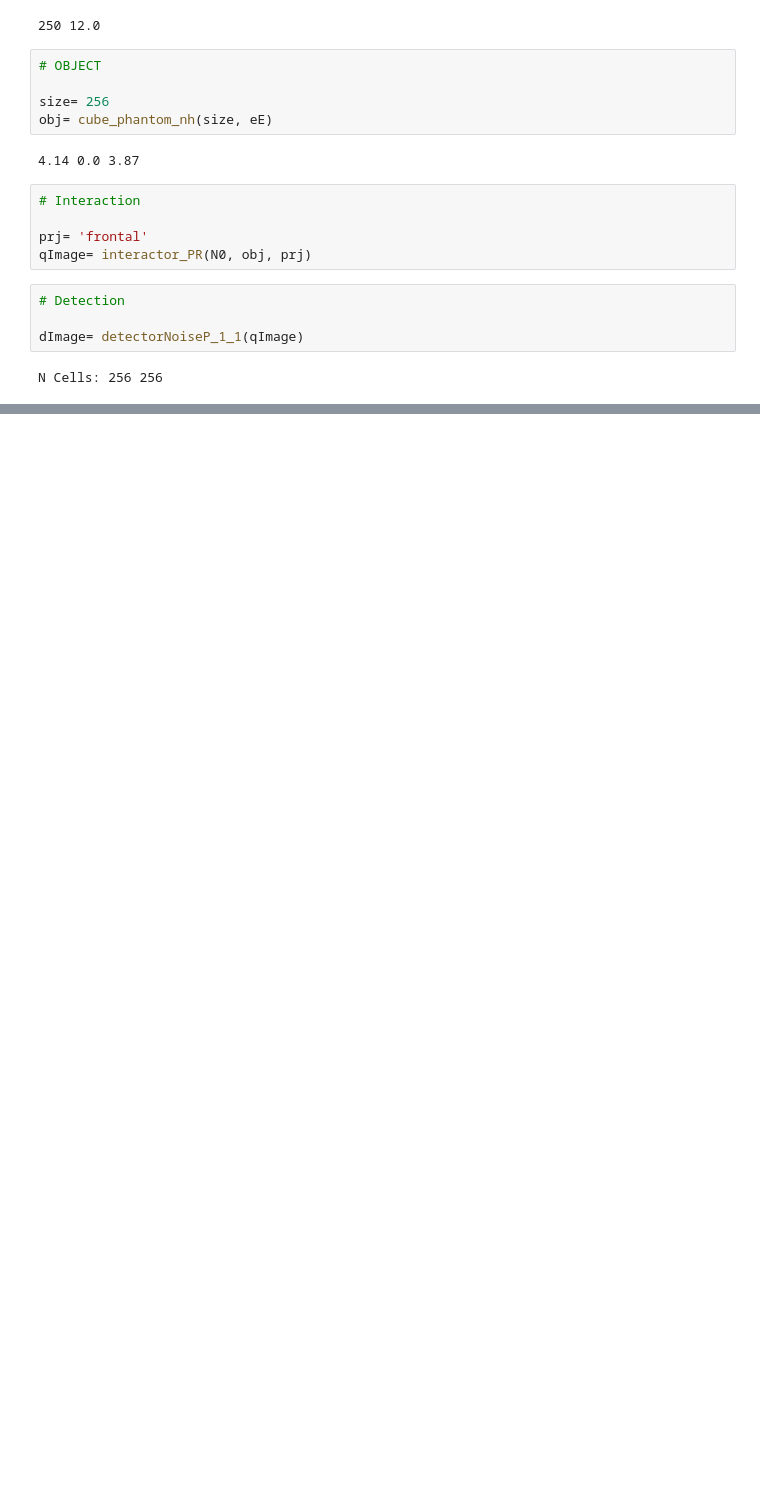
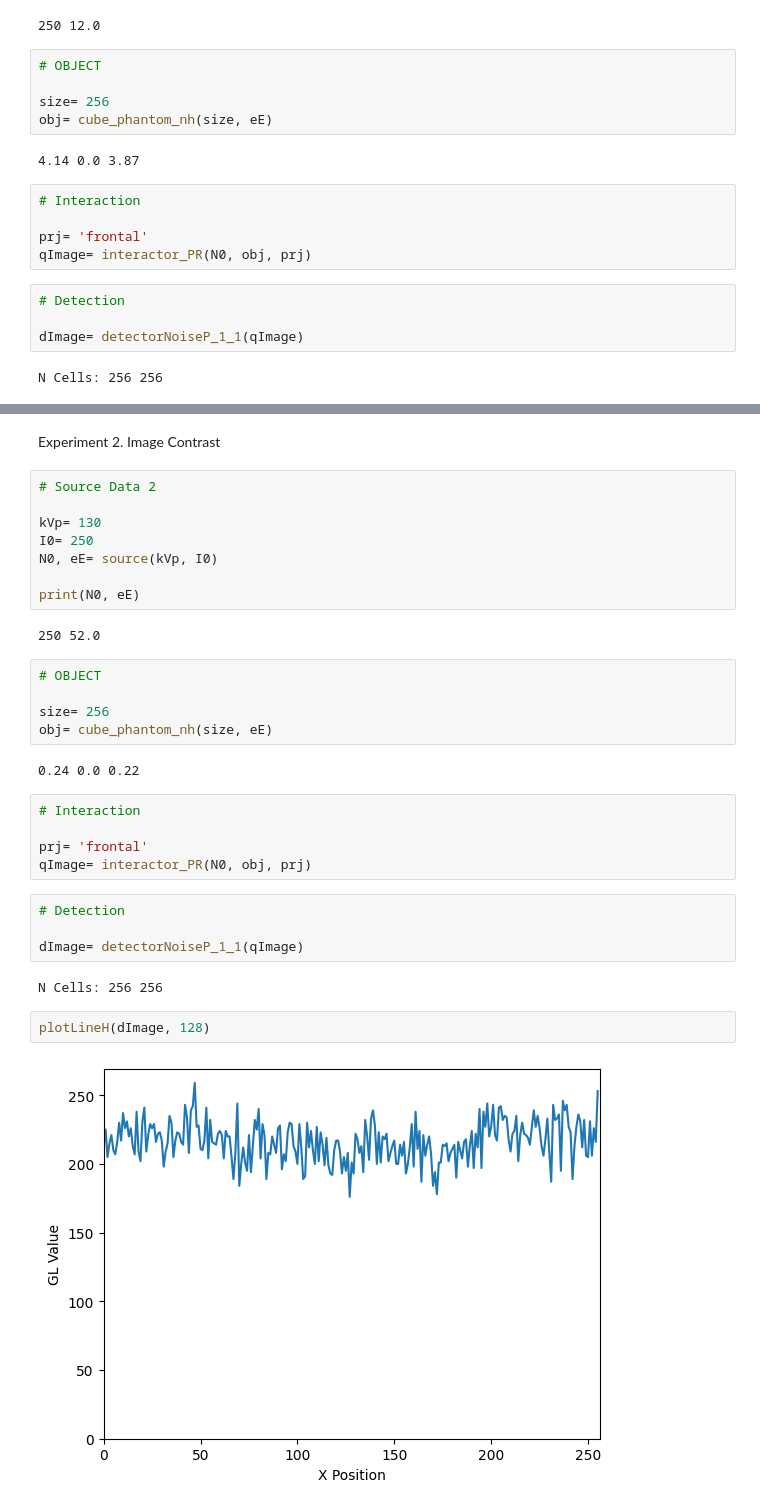
Before and after one commit to Leo00010011/IPBMI_Notebooks, a Jupyter notebook: E5/IPBMA_5_Projection_Radiography.ipynb, the cells around one changed output, grey strips where cells are left out. Drawn from its saved outputs; the diff is of its cells as text; blank space fills up the shorter version.

Commit message:
adding snr and contrast

```diff
--- a/E5/IPBMA_5_Projection_Radiography.ipynb
+++ b/E5/IPBMA_5_Projection_Radiography.ipynb
@@ -258,0 +273,34 @@ plotLineH(dImage, 128)
+# %% [markdown]
+Experiment 2. Image Contrast
+# %%
+# Source Data 2
+
+kVp= 130
+I0= 250
+N0, eE= source(kVp, I0)
+
+print(N0, eE)
+# %% [output]
+250 52.0
+# %%
+# OBJECT
+
+size= 256
+obj= cube_phantom_nh(size, eE)
+# %% [output]
+0.24 0.0 0.22
+# %%
+# Interaction
+
+prj= 'frontal'
+qImage= interactor_PR(N0, obj, prj)
+# %%
+# Detection
+
+dImage= detectorNoiseP_1_1(qImage)
+# %% [output]
+N Cells: 256 256
+# %%
+plotLineH(dImage, 128)
+# %% [output]
+[figure, added]
```
Also changed, not shown: parts of 20 cells of this notebook, 2 other files.
